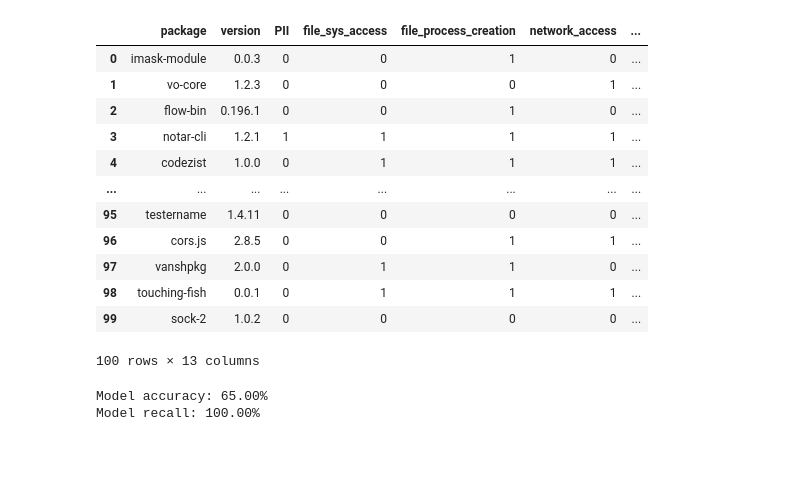
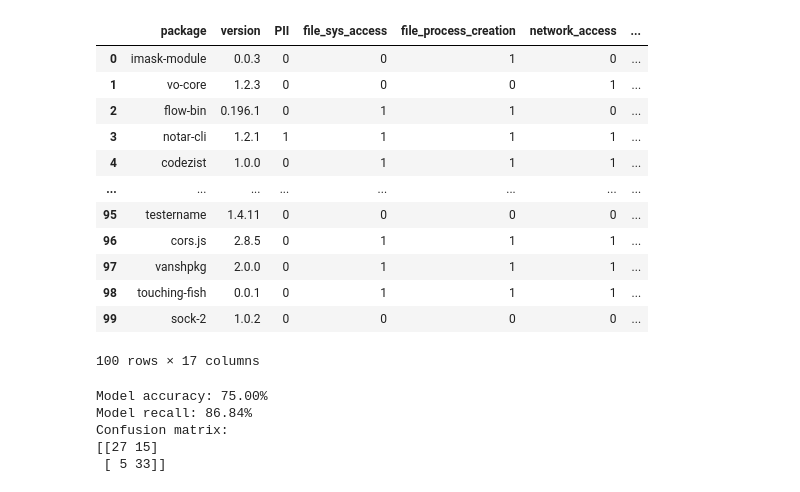
Before and after one commit to Lioo7/amalfi-artifact, a Jupyter notebook: code/training/basic_trainer.ipynb, the cells around one changed output. Cells and saved outputs as stored; diff of their text form; code cells hidden in the pictures; blank space fills up the shorter version.

```diff
--- a/code/training/basic_trainer.ipynb
+++ b/code/training/basic_trainer.ipynb
@@ -16,31 +17,32 @@ from sklearn.ensemble import RandomForestClassifier
 # %%
-file_path = "../..//data//dataset//change-features.csv"
+#file_path = "../../..//data//dataset//change-features.csv"
+file_path = "dataset-train.csv"
 
 # Load the CSV file into a pandas DataFrame
 data = pd.read_csv(file_path)
 
 # Display the contents of the DataFrame
 display(data)
 # %% [output]
 |  | package | version | PII | file_sys_access | file_process_creation | network_access | ... |
 | 0 | imask-module | 0.0.3 | 0 | 0 | 1 | 0 | ... |
 | 1 | vo-core | 1.2.3 | 0 | 0 | 0 | 1 | ... |
-| 2 | flow-bin | 0.196.1 | 0 | 0 | 1 | 0 | ... |
+| 2 | flow-bin | 0.196.1 | 0 | 1 | 1 | 0 | ... |
 | 3 | notar-cli | 1.2.1 | 1 | 1 | 1 | 1 | ... |
 | 4 | codezist | 1.0.0 | 0 | 1 | 1 | 1 | ... |
 | ... | ... | ... | ... | ... | ... | ... | ... |
 | 95 | testername | 1.4.11 | 0 | 0 | 0 | 0 | ... |
-| 96 | cors.js | 2.8.5 | 0 | 0 | 1 | 1 | ... |
-| 97 | vanshpkg | 2.0.0 | 0 | 1 | 1 | 0 | ... |
+| 96 | cors.js | 2.8.5 | 0 | 1 | 1 | 1 | ... |
+| 97 | vanshpkg | 2.0.0 | 0 | 1 | 1 | 1 | ... |
 | 98 | touching-fish | 0.0.1 | 0 | 1 | 1 | 1 | ... |
 | 99 | sock-2 | 1.0.2 | 0 | 0 | 0 | 0 | ... |
-100 rows × 13 columns
+100 rows × 17 columns
 # %%
 X = data.drop(["package", "version", "label"], axis=1)
 y = data["label"]
 
 # Split the data into training and testing sets
-X_train, X_test, y_train, y_test = train_test_split(X, y, test_size=0.2, random_state=42)
+X_train, X_test, y_train, y_test = train_test_split(X, y, test_size=0.8, random_state=42)
 
 # Train a Random Forest classifier on the training data
 model = RandomForestClassifier(n_estimators=100, random_state=42)
@@ -50,8 +52,15 @@ model.fit(X_train, y_train)
 y_pred = model.predict(X_test)
 score = model.score(X_test, y_test)
 recall = recall_score(y_test, y_pred, pos_label='malicious')
+cm = confusion_matrix(y_test, y_pred)
 print("Model accuracy: {:.2f}%".format(score * 100))
 print("Model recall: {:.2f}%".format(recall * 100))
+
+print("Confusion matrix:")
+print(cm)
 # %% [output]
-Model accuracy: 65.00%
-Model recall: 100.00%
+Model accuracy: 75.00%
+Model recall: 86.84%
+Confusion matrix:
+[[27 15]
+ [ 5 33]]
```
Also changed, not shown: parts of 7 cells of this notebook, 14 other files.
